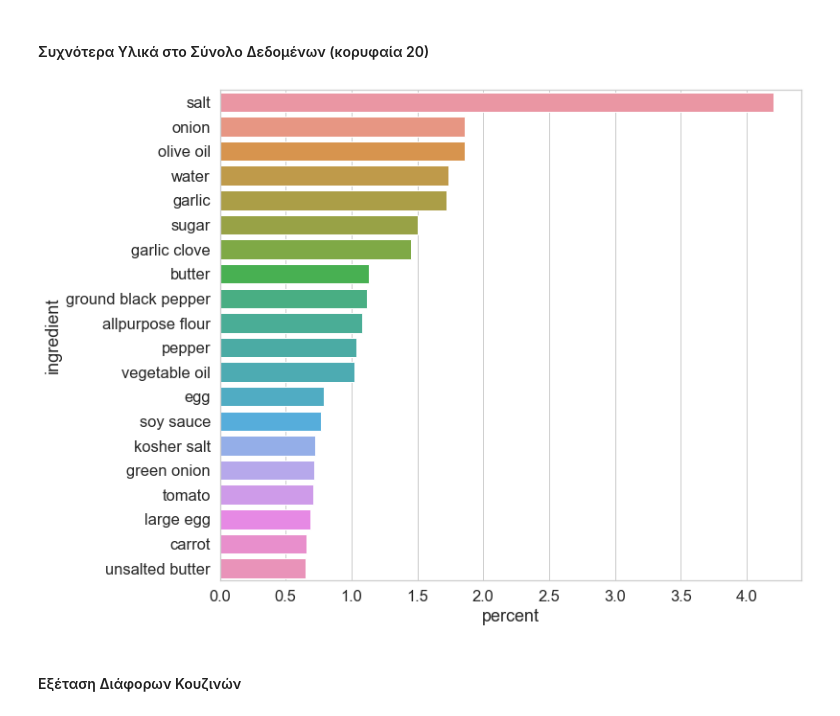
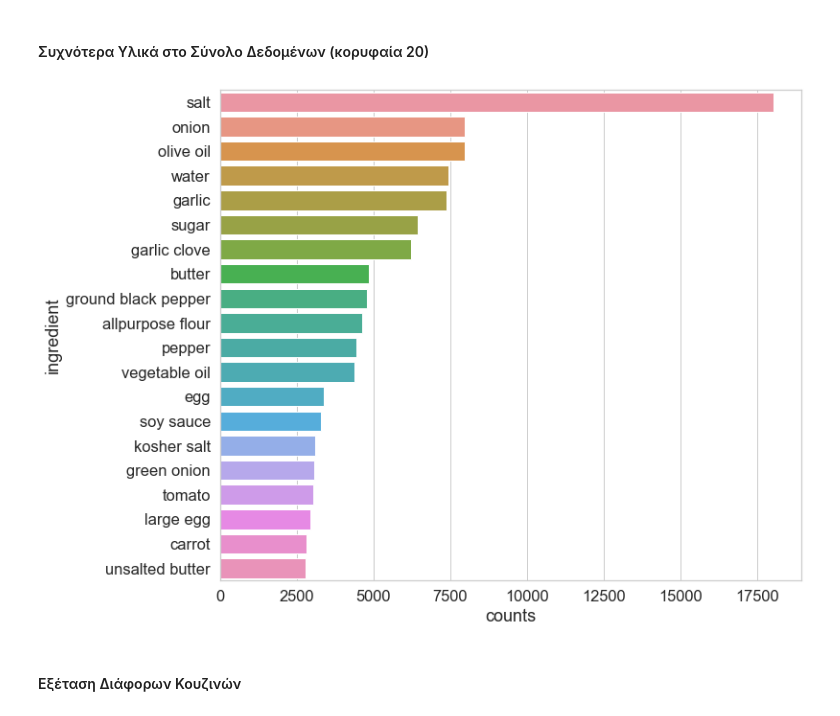
Before and after one commit to dimzog/Whats-Cooking-Machine-Learning, a Jupyter notebook: whatscooking.ipynb, the cells around one changed output. Saved outputs shown, nothing was run; the diff lists cells and outputs as text; code cells hidden in the pictures.

Commit message:
Typos, removed images folder

```diff
--- a/whatscooking.ipynb
+++ b/whatscooking.ipynb
@@ -304,28 +304,28 @@ plt.show()
 # %%
 # Expand each ingredient in a new column
 df_ = train_df.seperated_ingredients.str.split(",", expand=True)
 
 # Count values for each columns
 df_ingr = [df_.iloc[:, i].value_counts() for i in range(df_.shape[1])]
 
 # Merge results of each column
 df_ingr = pd.concat(df_ingr).reset_index(name="counts").rename(columns={"index": "ingredient"})
 
 # Merge same ingredients
 df_ingr = df_ingr.groupby(["ingredient"], as_index=False).agg("sum")
 
 # Drop first row, as it is badly indexed
 df_ingr.drop([0], inplace=True)
 df_ingr.sort_values(by="counts", ascending=False, inplace=True)
 
-# 10 Most used
+# 20 Most used
 df_ingr["percent"] = (df_ingr.counts / df_ingr.counts.sum()) * 100
-sns.barplot(x=df_ingr.percent[:20], y=df_ingr.ingredient[:20])
+sns.barplot(x=df_ingr.counts[:20], y=df_ingr.ingredient[:20])
 
 plt.tight_layout()
 plt.show()
 # %% [output]
-[figure, old version]
+[figure, new version]
 # %% [markdown]
 #### Εξέταση Διάφορων Κουζινών
 # %%
```
Also changed, not shown: parts of 2 cells of this notebook, 11 other files.
